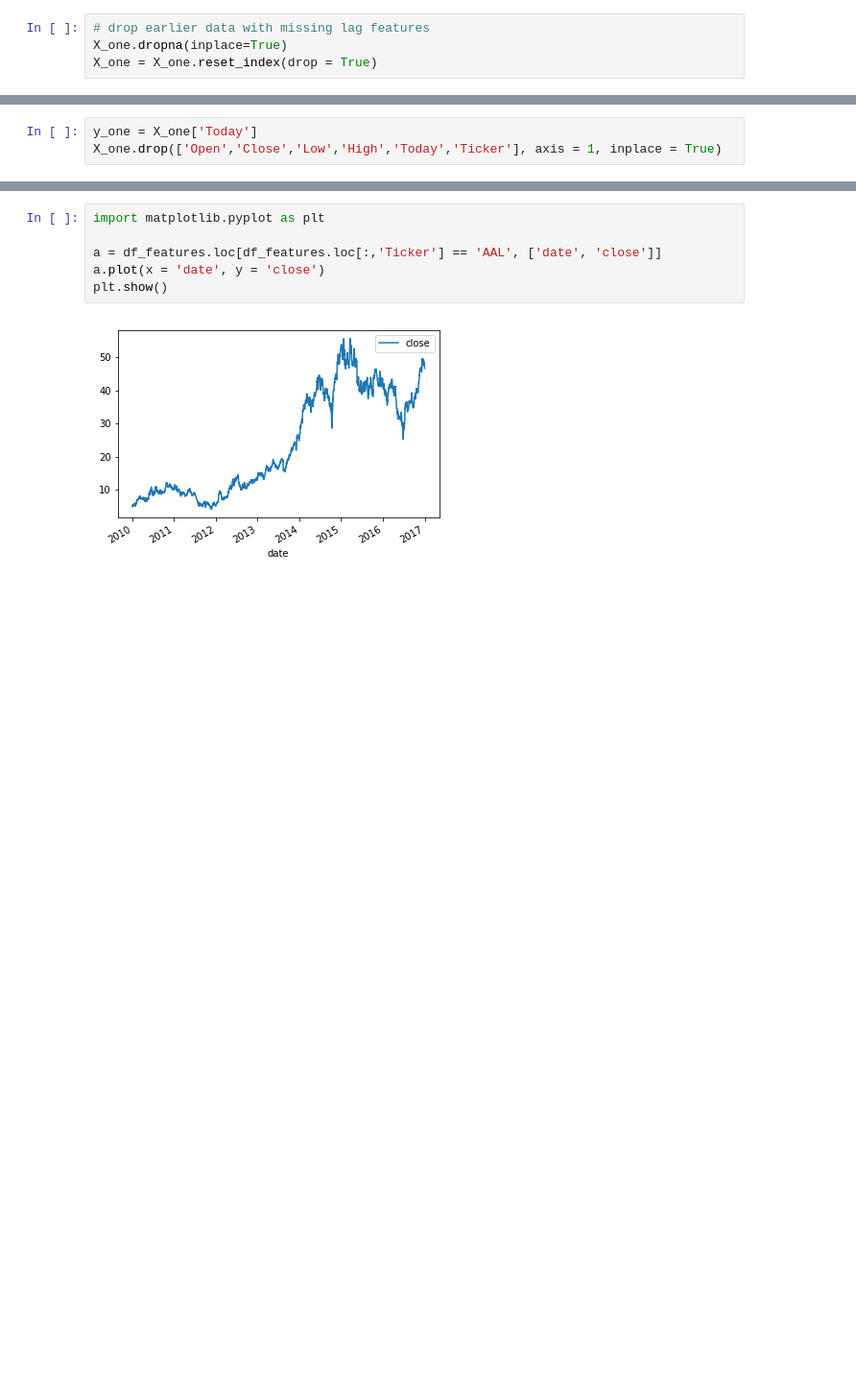
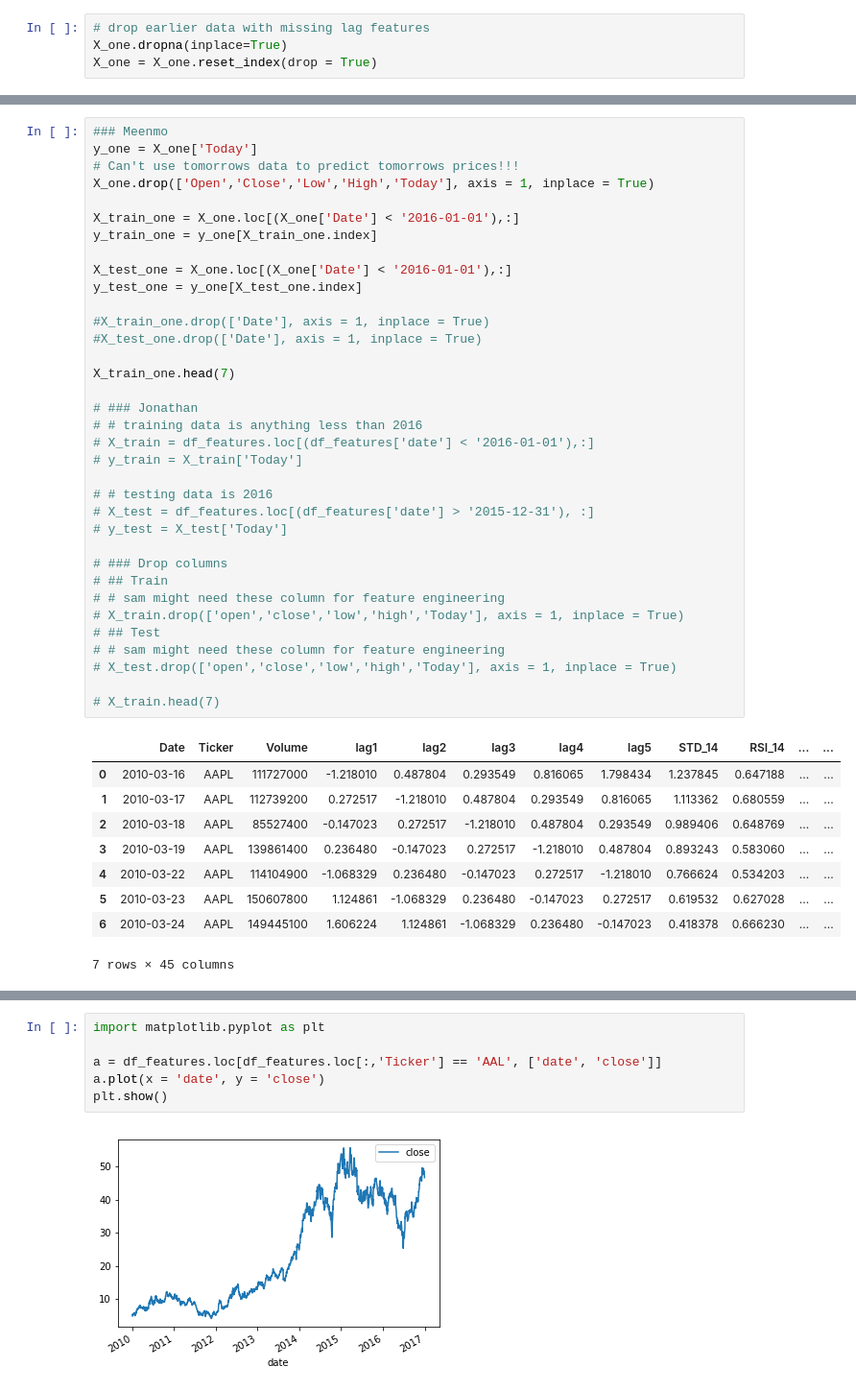
Before and after one commit to meenmo/Forecasting_Stock_Returns_via_Supervised_Learning, a Jupyter notebook: Code/DT__v2.ipynb, the cells around one changed output, grey strips where cells are left out. Shown: that part at 96% size. Cells and saved outputs as stored; diff of their text form; blank space fills up the shorter version.

```diff
--- a/Code/DT__v2.ipynb
+++ b/Code/DT__v2.ipynb
@@ -135,3 +145,0 @@ X_one.head(10)
-# %%
-y_one = X_one['Today']
-X_one.drop(['Open','Close','Low','High','Today','Ticker'], axis = 1, inplace = True)
@@ -151,0 +156,45 @@ X_test_one.drop(['Date'], axis = 1, inplace = True)
+# %%
+### Meenmo
+y_one = X_one['Today']
+# Can't use tomorrows data to predict tomorrows prices!!!
+X_one.drop(['Open','Close','Low','High','Today'], axis = 1, inplace = True)
+
+X_train_one = X_one.loc[(X_one['Date'] < '2016-01-01'),:]
+y_train_one = y_one[X_train_one.index]
+
+X_test_one = X_one.loc[(X_one['Date'] < '2016-01-01'),:]
+y_test_one = y_one[X_test_one.index]
+
+#X_train_one.drop(['Date'], axis = 1, inplace = True)
+#X_test_one.drop(['Date'], axis = 1, inplace = True)
+
+X_train_one.head(7)
+
+# ### Jonathan
+# # training data is anything less than 2016
+# X_train = df_features.loc[(df_features['date'] < '2016-01-01'),:]
+# y_train = X_train['Today']
+
+# # testing data is 2016
+# X_test = df_features.loc[(df_features['date'] > '2015-12-31'), :]
+# y_test = X_test['Today']
+
+# ### Drop columns
+# ## Train
+# # sam might need these column for feature engineering
+# X_train.drop(['open','close','low','high','Today'], axis = 1, inplace = True)
+# ## Test
+# # sam might need these column for feature engineering
+# X_test.drop(['open','close','low','high','Today'], axis = 1, inplace = True)
+
+# X_train.head(7)
+# %% [output]
+|  | Date | Ticker | Volume | lag1 | lag2 | lag3 | lag4 | lag5 | STD_14 | RSI_14 | ... | ... |
+| 0 | 2010-03-16 | AAPL | 111727000 | -1.218010 | 0.487804 | 0.293549 | 0.816065 | 1.798434 | 1.237845 | 0.647188 | ... | ... |
+| 1 | 2010-03-17 | AAPL | 112739200 | 0.272517 | -1.218010 | 0.487804 | 0.293549 | 0.816065 | 1.113362 | 0.680559 | ... | ... |
+| 2 | 2010-03-18 | AAPL | 85527400 | -0.147023 | 0.272517 | -1.218010 | 0.487804 | 0.293549 | 0.989406 | 0.648769 | ... | ... |
+| 3 | 2010-03-19 | AAPL | 139861400 | 0.236480 | -0.147023 | 0.272517 | -1.218010 | 0.487804 | 0.893243 | 0.583060 | ... | ... |
+| 4 | 2010-03-22 | AAPL | 114104900 | -1.068329 | 0.236480 | -0.147023 | 0.272517 | -1.218010 | 0.766624 | 0.534203 | ... | ... |
+| 5 | 2010-03-23 | AAPL | 150607800 | 1.124861 | -1.068329 | 0.236480 | -0.147023 | 0.272517 | 0.619532 | 0.627028 | ... | ... |
+| 6 | 2010-03-24 | AAPL | 149445100 | 1.606224 | 1.124861 | -1.068329 | 0.236480 | -0.147023 | 0.418378 | 0.666230 | ... | ... |
+7 rows × 45 columns
```
Also changed, not shown: parts of 20 cells of this notebook.
